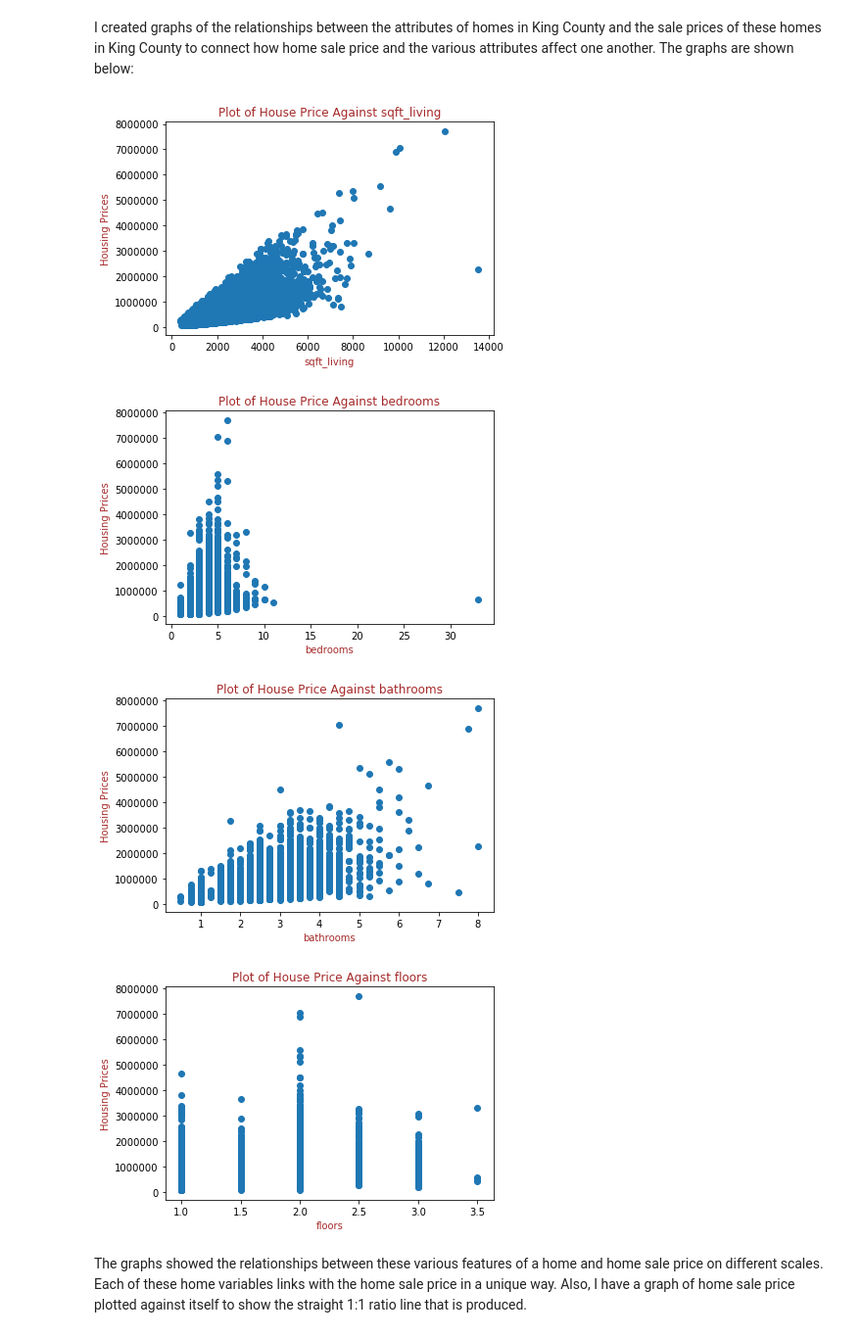
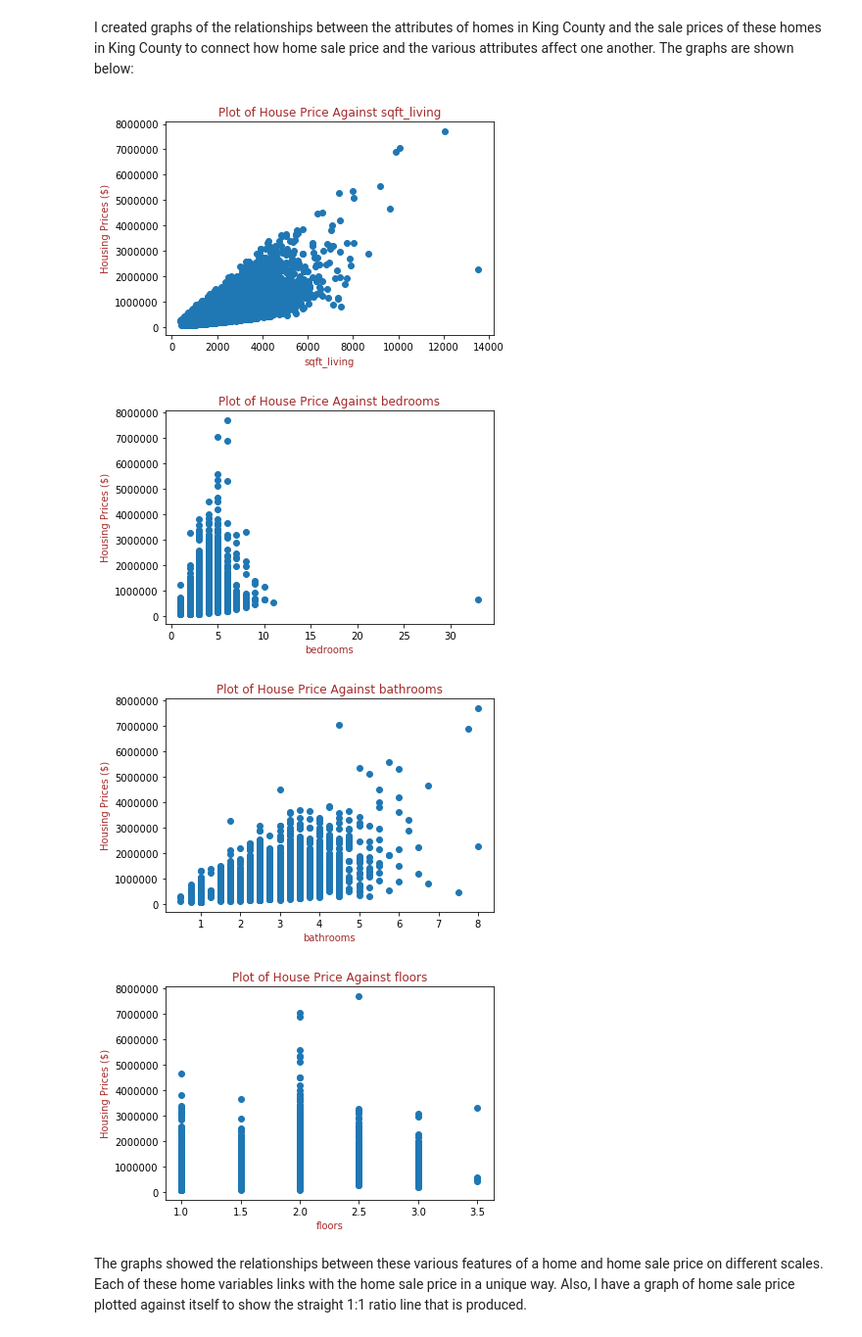
Before and after one commit to jmstipanowich/KingCountyHousingRepo, a Jupyter notebook: KingCountyHousingCodes.ipynb, the cells around one changed output. Shown: that part at 98% size. Drawn from its saved outputs; the diff is of its cells as text; code cells hidden in the pictures.

Commit message:
added missing labels to graphs

```diff
--- a/KingCountyHousingCodes.ipynb
+++ b/KingCountyHousingCodes.ipynb
@@ -162,16 +162,16 @@ I created graphs of the relationships between the attributes of homes in King Co
 # %%
 features= ['sqft_living', 'bedrooms', 'bathrooms', 'floors']
 for x in features:
     plt.scatter(df[x], df['price'])
     plt.title(f'Plot of House Price Against {x}', color= 'brown')
     plt.xlabel(x, color= 'brown')
-    plt.ylabel('Housing Prices', color= 'brown')
+    plt.ylabel('Housing Prices ($)', color= 'brown')
     plt.show()
 # %% [output]
-[figure, old version]
+[figure, new version]
-[figure, old version]
+[figure, new version]
-[figure, old version]
+[figure, new version]
-[figure, old version]
+[figure, new version]
 # %% [markdown]
 The graphs showed the relationships between these various features of a home and home sale price on different scales. Each of these home variables links with the home sale price in a unique way. Also, I have a graph of home sale price plotted against itself to show the straight 1:1 ratio line that is produced.
 # %%
```
